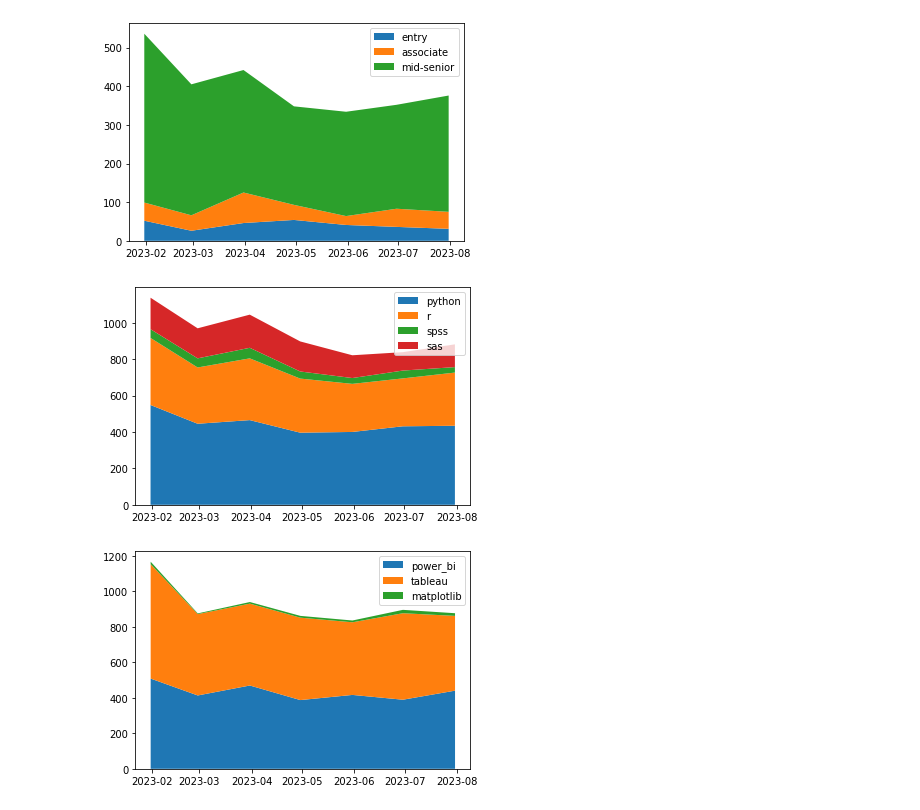
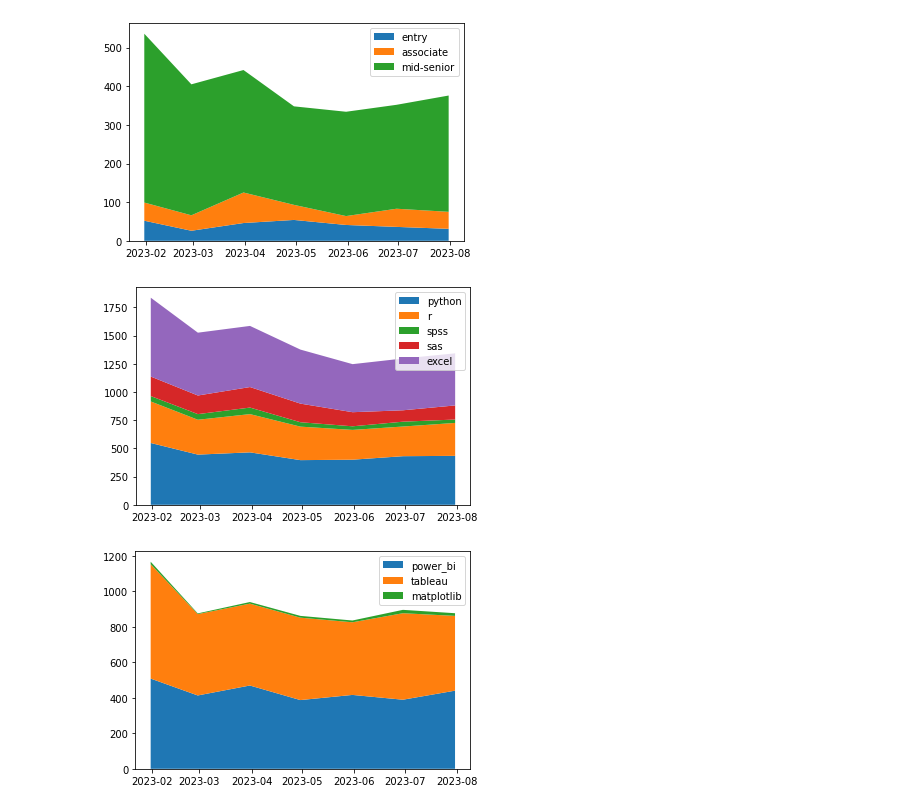
Before and after one commit to F-said/cert-quick-picks, a Jupyter notebook: mvp/eda.ipynb, the cells around one changed output. Cells and saved outputs as stored; diff of their text form; code cells hidden in the pictures.

```diff
--- a/mvp/eda.ipynb
+++ b/mvp/eda.ipynb
@@ -344,23 +344,24 @@ plt.savefig("../resources/images/stackedLevelDiminished.png")
 # %%
 # get stacked area chart for stat language skills
 
-statlang = ["python", "r", "spss", "sas"]
+statlang = ["python", "r", "spss", "sas", "excel"]
 
 stat_counts = df_skills.resample('1M').sum()[statlang]
 
 # stacked area chart for level employment
 
 plt.stackplot(
     stat_counts.index,
     stat_counts["python"].values,
     stat_counts["r"].values,
     stat_counts["spss"].values,
-    stat_counts["sas"].values, labels=statlang)
+    stat_counts["sas"].values,
+    stat_counts["excel"].values, labels=statlang)
 
 plt.legend(loc='upper right')
 plt.savefig("../resources/images/stackedTools.png")
 # %% [output]
-[figure, old version]
+[figure, new version]
 # %%
 vizzes = ["power_bi", "tableau", "matplotlib"]
 
```
Also changed, not shown: parts of 1 cell of this notebook, 5 other files.
